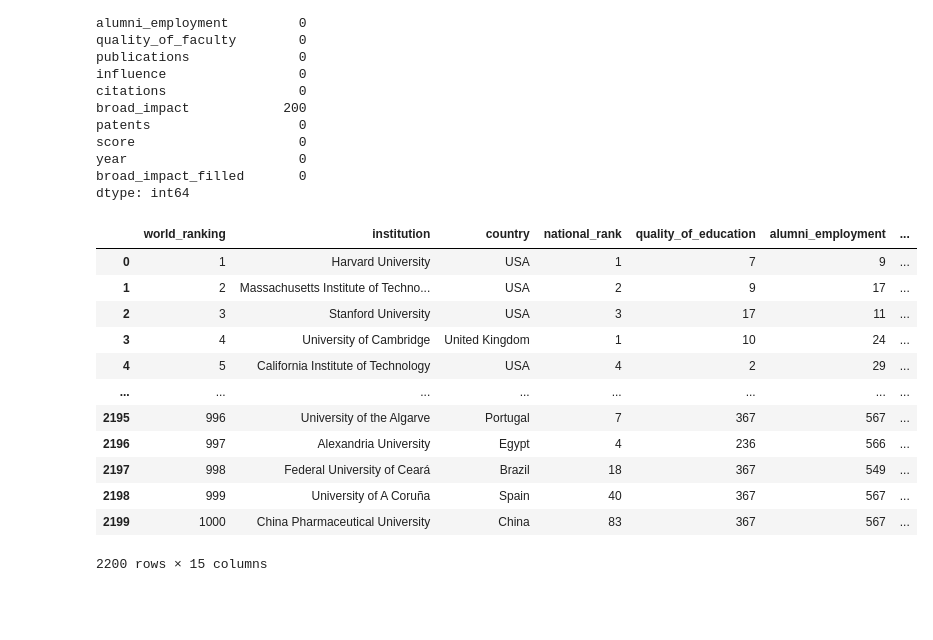
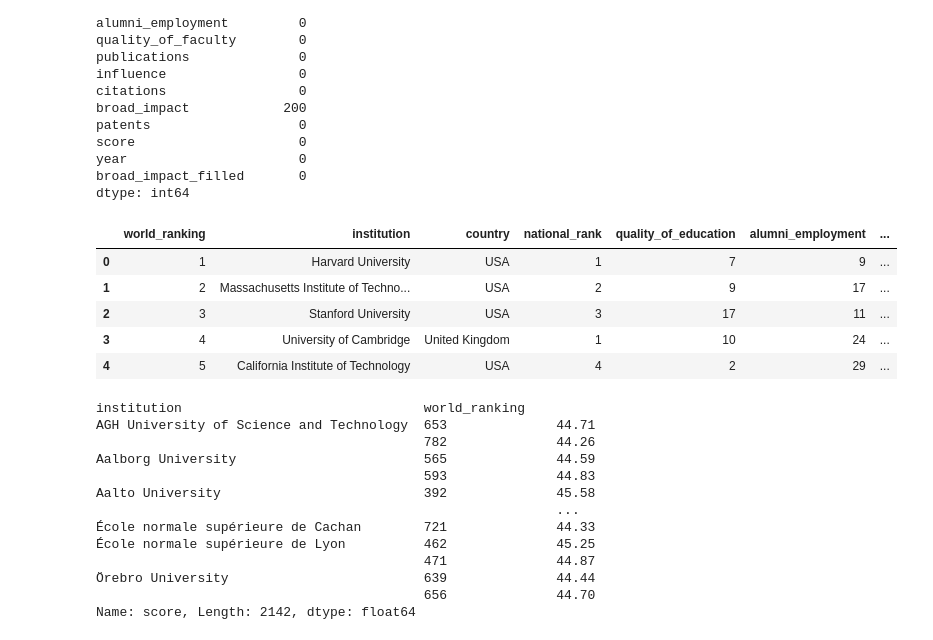
Before and after one commit to Pulkit4761/Machine-learning, a Jupyter notebook: machine learning/Data_analysis/data_manipulation.ipynb, the cells around one changed output. Drawn from its saved outputs; the diff is of its cells as text; code cells hidden in the pictures; blank space fills up the shorter version.

```diff
--- a/machine learning/Data_analysis/data_manipulation.ipynb
+++ b/machine learning/Data_analysis/data_manipulation.ipynb
@@ -117,18 +106,29 @@ dtype: int64
 # %%
 # renaming columns
 df = df.rename(columns = {'world_rank':'world_ranking'})
-df
+df.head()
 # %% [output]
 |  | world_ranking | institution | country | national_rank | quality_of_education | alumni_employment | ... |
 | 0 | 1 | Harvard University | USA | 1 | 7 | 9 | ... |
 | 1 | 2 | Massachusetts Institute of Techno... | USA | 2 | 9 | 17 | ... |
 | 2 | 3 | Stanford University | USA | 3 | 17 | 11 | ... |
 | 3 | 4 | University of Cambridge | United Kingdom | 1 | 10 | 24 | ... |
 | 4 | 5 | California Institute of Technology | USA | 4 | 2 | 29 | ... |
-| ... | ... | ... | ... | ... | ... | ... | ... |
-| 2195 | 996 | University of the Algarve | Portugal | 7 | 367 | 567 | ... |
-| 2196 | 997 | Alexandria University | Egypt | 4 | 236 | 566 | ... |
-| 2197 | 998 | Federal University of Ceará | Brazil | 18 | 367 | 549 | ... |
-| 2198 | 999 | University of A Coruña | Spain | 40 | 367 | 567 | ... |
-| 2199 | 1000 | China Pharmaceutical University | China | 83 | 367 | 567 | ... |
-2200 rows × 15 columns
+# %%
+# Data aggregating and grouping
+grouped_mean = df.groupby(['institution','world_ranking'])['score'].mean()
+print(grouped_mean)
+# %% [output]
+institution                               world_ranking
+AGH University of Science and Technology  653              44.71
+                                          782              44.26
+Aalborg University                        565              44.59
+                                          593              44.83
+Aalto University                          392              45.58
+                                                           ...
+École normale supérieure de Cachan        721              44.33
+École normale supérieure de Lyon          462              45.25
+                                          471              44.87
+Örebro University                         639              44.44
+                                          656              44.70
+Name: score, Length: 2142, dtype: float64
```
Also changed, not shown: parts of 10 cells of this notebook, 5 other files.
